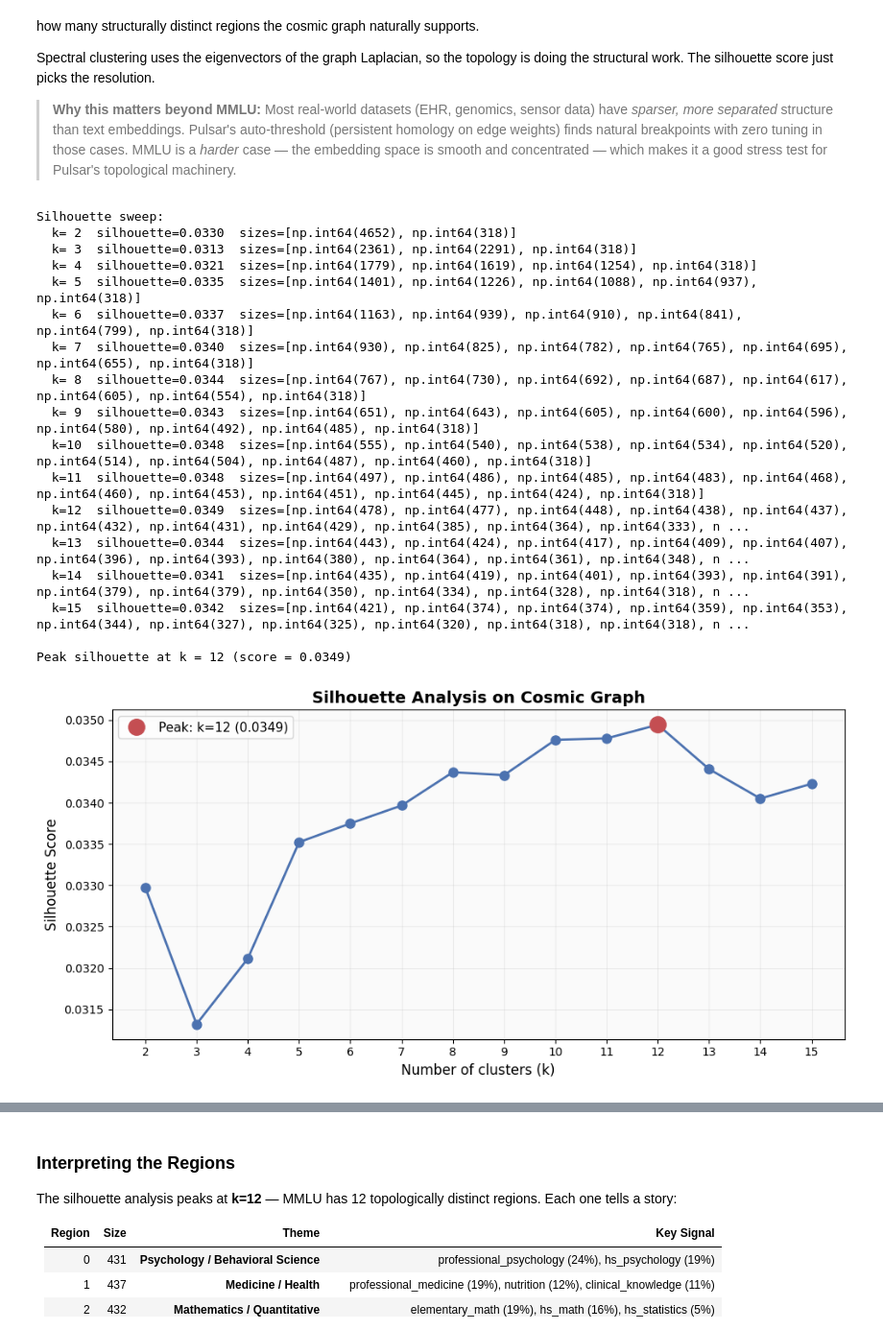
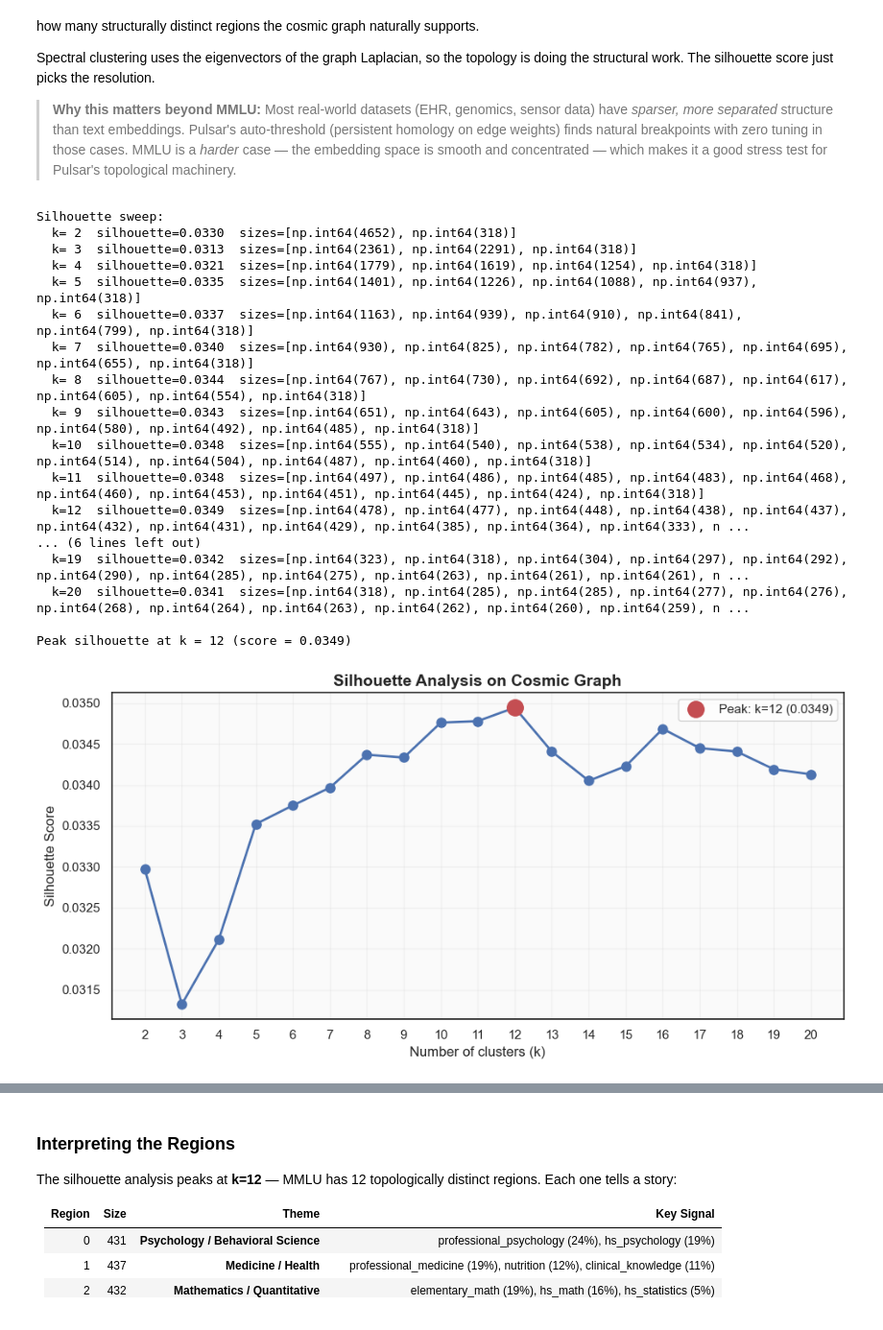
Before and after one commit to Krv-Labs/pulsar, a Jupyter notebook: demos/mmlu/mmlu_topology_demo.ipynb, the cells around one changed output, grey strips where cells are left out. Shown at 96% size. Drawn from its saved outputs; the diff is of its cells as text; code cells hidden in the pictures.

```diff
--- a/demos/mmlu/mmlu_topology_demo.ipynb
+++ b/demos/mmlu/mmlu_topology_demo.ipynb
@@ -302,7 +214,7 @@ dist_matrix = 1.0 - W
 np.fill_diagonal(dist_matrix, 0.0)
 
 # Sweep k=2..15, compute silhouette score for each
-k_range = range(2, 16)
+k_range = range(2, 21)
 silhouette_scores = []
 
 print("Silhouette sweep:")
@@ -361,37 +273,37 @@ for c in range(N_CLUSTERS):
         print(f"  {subj}: {count} ({100 * count / len(cq):.0f}%)")
 
 # Quantify alignment between subject labels and topological clusters
 subject_codes = pd.Categorical(df_sub["subject"]).codes
 ari = adjusted_rand_score(subject_codes, labels)
 nmi = normalized_mutual_info_score(subject_codes, labels)
 
 print(f"\n{'='*60}")
 print(f"Adjusted Rand Index (subject vs topology): {ari:.3f}")
 print(f"Normalized Mutual Information:             {nmi:.3f}")
 print(f"{'='*60}")
 print(f"\nSubject-to-topology overlap is only {nmi*100:.1f}%.")
 print("MMLU's 57 subject labels do NOT align with the actual geometric")
 print("structure of the question space. Questions from different subjects")
 print("are interleaved in the same topological regions.")
 # %% [output]
 Silhouette sweep:
   k= 2  silhouette=0.0330  sizes=[np.int64(4652), np.int64(318)]
   k= 3  silhouette=0.0313  sizes=[np.int64(2361), np.int64(2291), np.int64(318)]
   k= 4  silhouette=0.0321  sizes=[np.int64(1779), np.int64(1619), np.int64(1254), np.int64(318)]
   k= 5  silhouette=0.0335  sizes=[np.int64(1401), np.int64(1226), np.int64(1088), np.int64(937), np.int64(318)]
   k= 6  silhouette=0.0337  sizes=[np.int64(1163), np.int64(939), np.int64(910), np.int64(841), np.int64(799), np.int64(318)]
   k= 7  silhouette=0.0340  sizes=[np.int64(930), np.int64(825), np.int64(782), np.int64(765), np.int64(695), np.int64(655), np.int64(318)]
   k= 8  silhouette=0.0344  sizes=[np.int64(767), np.int64(730), np.int64(692), np.int64(687), np.int64(617), np.int64(605), np.int64(554), np.int64(318)]
   k= 9  silhouette=0.0343  sizes=[np.int64(651), np.int64(643), np.int64(605), np.int64(600), np.int64(596), np.int64(580), np.int64(492), np.int64(485), np.int64(318)]
   k=10  silhouette=0.0348  sizes=[np.int64(555), np.int64(540), np.int64(538), np.int64(534), np.int64(520), np.int64(514), np.int64(504), np.int64(487), np.int64(460), np.int64(318)]
   k=11  silhouette=0.0348  sizes=[np.int64(497), np.int64(486), np.int64(485), np.int64(483), np.int64(468), np.int64(460), np.int64(453), np.int64(451), np.int64(445), np.int64(424), np.int64(318)]
   k=12  silhouette=0.0349  sizes=[np.int64(478), np.int64(477), np.int64(448), np.int64(438), np.int64(437), np.int64(432), np.int64(431), np.int64(429), np.int64(385), np.int64(364), np.int64(333), n ...
-  k=13  silhouette=0.0344  sizes=[np.int64(443), np.int64(424), np.int64(417), np.int64(409), np.int64(407), np.int64(396), np.int64(393), np.int64(380), np.int64(364), np.int64(361), np.int64(348), n ...
-  k=14  silhouette=0.0341  sizes=[np.int64(435), np.int64(419), np.int64(401), np.int64(393), np.int64(391), np.int64(379), np.int64(379), np.int64(350), np.int64(334), np.int64(328), np.int64(318), n ...
-  k=15  silhouette=0.0342  sizes=[np.int64(421), np.int64(374), np.int64(374), np.int64(359), np.int64(353), np.int64(344), np.int64(327), np.int64(325), np.int64(320), np.int64(318), np.int64(318), n ...
+... (6 lines left out)
+  k=19  silhouette=0.0342  sizes=[np.int64(323), np.int64(318), np.int64(304), np.int64(297), np.int64(292), np.int64(290), np.int64(285), np.int64(275), np.int64(263), np.int64(261), np.int64(261), n ...
+  k=20  silhouette=0.0341  sizes=[np.int64(318), np.int64(285), np.int64(285), np.int64(277), np.int64(276), np.int64(268), np.int64(264), np.int64(263), np.int64(262), np.int64(260), np.int64(259), n ...
 
 Peak silhouette at k = 12 (score = 0.0349)
-[figure, old version]
+[figure, new version]
 Found 12 topological regions
 Region sizes: [np.int64(431), np.int64(437), np.int64(432), np.int64(318), np.int64(364), np.int64(478), np.int64(448), np.int64(333), np.int64(477), np.int64(438), np.int64(429), np.int64(385)]
 
```
Also changed, not shown: parts of 8 cells of this notebook, 7 other files.
